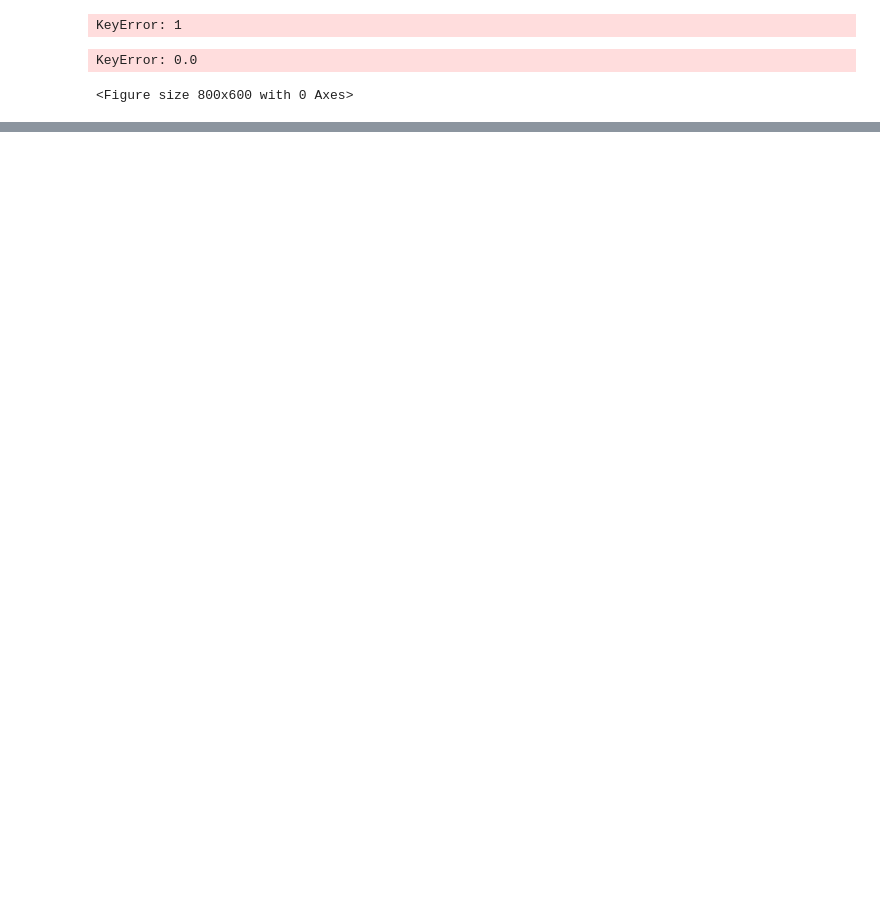
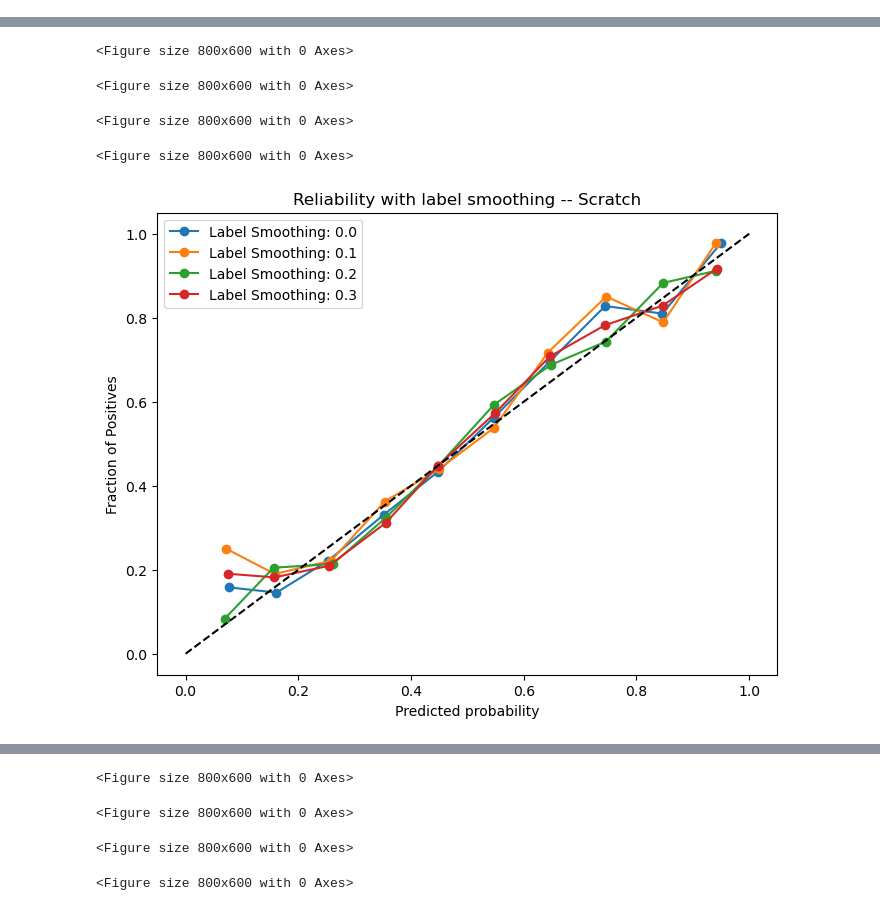
Before and after one commit to GoldenEXPn/end-to-end-DL, a Jupyter notebook: HW4/platt_scaling_smoothing.ipynb, the cells around one changed output, grey strips where cells are left out. Drawn from its saved outputs; the diff is of its cells as text; code cells hidden in the pictures; blank space fills up the shorter version.

```diff
--- a/HW4/platt_scaling_smoothing.ipynb
+++ b/HW4/platt_scaling_smoothing.ipynb
@@ -150,8 +155,17 @@ Epoch 10/10, Loss: 0.6246
-# %%
-results[int(1)]
-# %% [output]
-KeyError: 1
 # %%
+# Train from scratch with label smoothing
+smoothing_values = [0.0, 0.1, 0.2, 0.3]
+results = {}
+for alpha in smoothing_values:
+    print(f'Finetuning with alpha value: {alpha}')
+    plt.figure(figsize=(8, 6))
+    model = train_model(0.001, train_loader, alpha)
+    label = f'Alpha: {alpha}'
+    prob_true, prob_pred = evaluate_calibration(model, test_loader, label)
+    results[int(alpha * 10)] = {
+        'prob_true': prob_true,
+        'prob_pred': prob_pred,
+    }
 # Plot
 plt.figure(figsize=(8, 6))
 for alpha in smoothing_values:
@@ -159,11 +173,8 @@ for alpha in smoothing_values:
     prob_pred = results[alpha*10]['prob_pred']
     plt.plot(prob_pred, prob_true, marker='o', label=f'Label Smoothing: {alpha}')
 plt.plot([0, 1], [0, 1], linestyle='--', color='black')  # Draw diagonal
-plt.title('Reliability with label smoothing')
+plt.title('Reliability with label smoothing -- Trained from scratch')
 plt.xlabel('Predicted probability')
 plt.ylabel('Fraction of Positives')
 plt.legend()
 plt.show()
-# %% [output]
-KeyError: 0.0
-<Figure size 800x600 with 0 Axes>
@@ -174,2 +181,40 @@ model.fc = nn.Linear(model.fc.in_features, 1)  # binary classification
 # %%
-# Apply platt scaling on models from previous two parts and the one from part 1
+# Apply platt scaling on models from previous two parts (pretrained & scratch) and the one from part 1 (temperature 0.0)
+def platt_scaling(finetune=False, label=''):
+    smoothing_values = [0.0, 0.1, 0.2, 0.3]
+    results = {}
+    for alpha in smoothing_values:
+        if finetune:
+            print(f'Finetuning with alpha value: {alpha}')
+        else:
+            print(f'Training from scratch with alpha value: {alpha}')
+        plt.figure(figsize=(8, 6))
+        model = train_model(0.001, train_loader, alpha, finetune=finetune)
+        # Apply platt scaling
+        val_logits, val_labels = evaluate(model, val_loader)
+        platt_model = LogisticRegression(solver='lbfgs')
+        platt_model.fit(val_logits, val_labels)
+        test_labels, test_logits = evaluate_calibration_scaling(model, platt_model, test_loader)
+        prob_true_cal, prob_pred_cal = calibration_curve(test_labels, test_logits, n_bins=10)
+        results[int(alpha * 10)]={
+            'prob_true': prob_true_cal,
+            'prob_pred': prob_pred_cal,
+        }
+
+    # Plot after scaling
+    plt.figure(figsize=(8, 6))
+    for alpha in smoothing_values:
+        prob_true = results[int(alpha * 10)]['prob_true']
+        prob_pred = results[int(alpha * 10)]['prob_pred']
+        plt.plot(prob_pred, prob_true, marker='o', label=f'Label Smoothing: {alpha}')
+    plt.plot([0, 1], [0, 1], linestyle='--', color='black')  # Draw diagonal
+    plt.title(f'Reliability with label smoothing -- {label}')
+    plt.xlabel('Predicted probability')
+    plt.ylabel('Fraction of Positives')
+    plt.legend()
+    plt.show()
+# %%
+# Execute
+platt_scaling(False, 'Scratch')
+platt_scaling(True, 'Pretrained')
+# %% [output]
@@ -175,0 +238,5 @@ model.fc = nn.Linear(model.fc.in_features, 1)  # binary classification
+<Figure size 800x600 with 0 Axes>
+<Figure size 800x600 with 0 Axes>
+<Figure size 800x600 with 0 Axes>
+<Figure size 800x600 with 0 Axes>
+[figure, added]
@@ -175,0 +260,4 @@ model.fc = nn.Linear(model.fc.in_features, 1)  # binary classification
+<Figure size 800x600 with 0 Axes>
+<Figure size 800x600 with 0 Axes>
+<Figure size 800x600 with 0 Axes>
+<Figure size 800x600 with 0 Axes>
```
Also changed, not shown: parts of 5 cells of this notebook, 7 other files.
